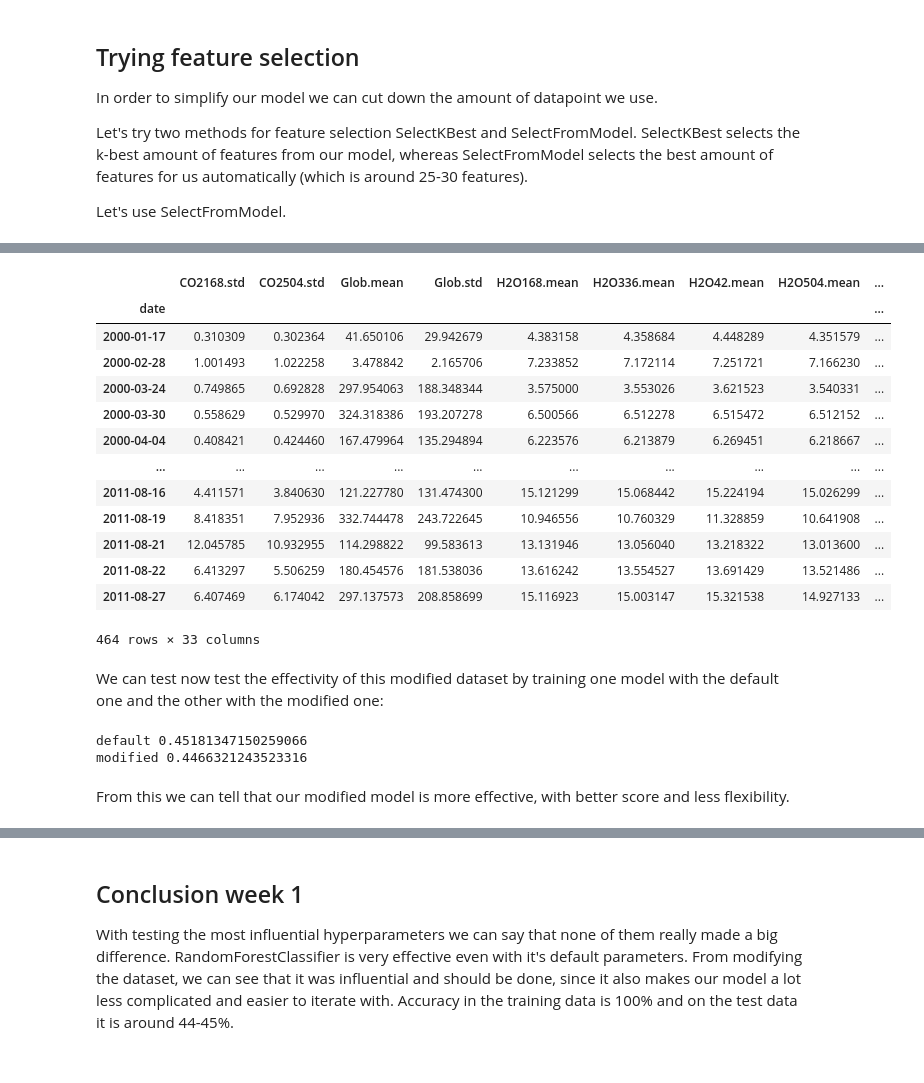
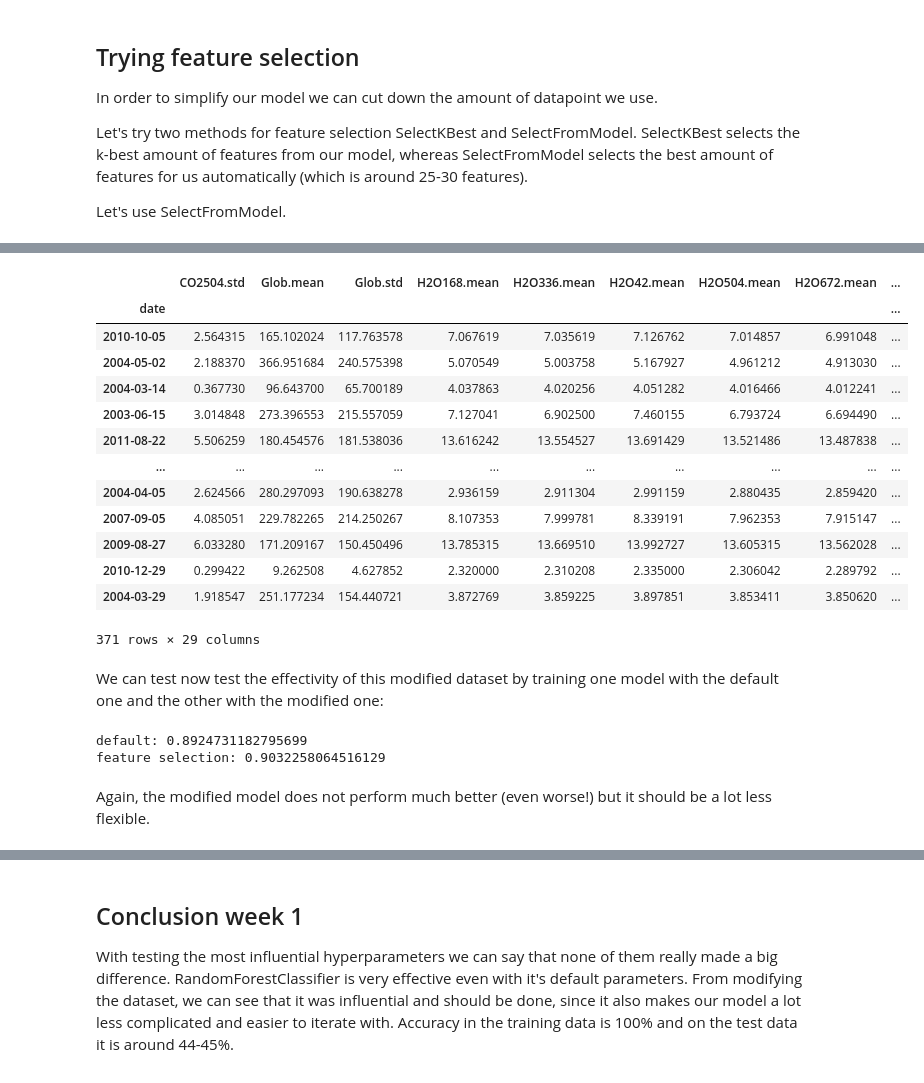
Before and after one commit to alemati/OhTu_nostalgia, a Jupyter notebook: random-forest.ipynb, the cells around one changed output, grey strips where cells are left out. Drawn from its saved outputs; the diff is of its cells as text; code cells hidden in the pictures.

```diff
--- a/random-forest.ipynb
+++ b/random-forest.ipynb
@@ -63,14 +58,12 @@ We will be creating a range for all parameters and let RandomizedSearchCV and Gr
 First we are going to try parameters randomly using RandomizedSearchCV:
 # %%
 n_estimators = [int(x) for x in np.linspace(start = 10, stop = 100, num = 10)]
-max_features = ['auto', 'sqrt']
 max_depth = [int(x) for x in np.linspace(10, 100, num = 10)]
 max_depth.append(None)
 min_samples_split = [4, 5, 6, 8]
 min_samples_leaf = [2, 4, 6]
 bootstrap = [True, False]
 random_grid = {'n_estimators': n_estimators,
-               'max_features': max_features,
                'max_depth': max_depth,
                'min_samples_split': min_samples_split,
                'min_samples_leaf': min_samples_leaf,
@@ -84,11 +76,10 @@ random_grid
  'min_samples_leaf': [2, 4, 6],
  'bootstrap': [True, False]}
 # %%
+%%capture
 from sklearn.model_selection import RandomizedSearchCV
 from sklearn.ensemble import RandomForestClassifier
 
 rf =  RandomForestClassifier()
-rf_random = RandomizedSearchCV(estimator = rf, param_distributions = random_grid, n_iter = 2000, cv = 3, verbose=2, random_state=42, n_jobs = -1)
-rf_random.fit(X_train, y_train)
-
-rf_random.best_params_
+rf_random = RandomizedSearchCV(estimator = rf, param_distributions = random_grid, n_iter = 200, cv = 3, verbose=2, random_state=42, n_jobs = 1)
+rf_random.fit(X_train, y_train);
@@ -112,11 +103,11 @@ RandomSearchCV in the first run gave the minimum available features in most feat
 so I tuned the available features down.
 Most interesting features turned out to be n_estimators and max_depth. We will be narrowing down these parameters for the next step in hyperparameter optimization: Grid Search with Cross validation:
 # %%
+%%capture
 from sklearn.model_selection import GridSearchCV
-param_grid = {'n_estimators': [100],
- 'max_features': ['auto', 'sqrt'],
- 'max_depth': [70, 90, 100, 110, 120, 130, 150, None],
- 'min_samples_split': [8],
+param_grid = {'n_estimators': [100, 110, 120, 150],
+ 'max_depth': [90, 100, 110, 120, 130, 150, None],
+ 'min_samples_split': [7, 8],
  'min_samples_leaf': [6],
  'bootstrap': [True]}
 rf = RandomForestClassifier()
@@ -124,5 +115,3 @@ grid_search = GridSearchCV(estimator = rf, param_grid = param_grid,
                           cv = 3, n_jobs = -1, verbose = 2)
 
 grid_search.fit(X_train, y_train)
-
-grid_search.best_params_
@@ -158,7 +145,7 @@ From this we can say that RandomForestClassifier is a very good model with even
 Let's test if there is any difference to a default model:
 # %%
 rf_default = RandomForestClassifier()
-rf_modified = RandomForestClassifier(min_samples_leaf=6, min_samples_split=8)
+rf_modified = RandomForestClassifier(max_depth=90, min_samples_leaf=6, min_samples_split=8)
 
 rf_default.fit(X_train, y_train)
 rf_modified.fit(X_train, y_train)
@@ -202,46 +204,46 @@ X_new
 # %%
 from sklearn.feature_selection import SelectFromModel
 from sklearn.ensemble import RandomForestClassifier
 
-m = SelectFromModel(RandomForestClassifier(), max_features=100)
+m = SelectFromModel(RandomForestClassifier())
 m.fit(X_train, y_train)
 
 columns = m.get_support(indices=True)
 X_newtrain = X_train.iloc[:,columns]
 X_newtest = X_test.iloc[:,columns]
 
 X_newtrain
 # %% [output]
-|  | CO2168.std | CO2504.std | Glob.mean | Glob.std | H2O168.mean | H2O336.mean | H2O42.mean | H2O504.mean | ... |
+|  | CO2504.std | Glob.mean | Glob.std | H2O168.mean | H2O336.mean | H2O42.mean | H2O504.mean | H2O672.mean | ... |
 | date |  |  |  |  |  |  |  |  | ... |
-| 2000-01-17 | 0.310309 | 0.302364 | 41.650106 | 29.942679 | 4.383158 | 4.358684 | 4.448289 | 4.351579 | ... |
-| 2000-02-28 | 1.001493 | 1.022258 | 3.478842 | 2.165706 | 7.233852 | 7.172114 | 7.251721 | 7.166230 | ... |
-| 2000-03-24 | 0.749865 | 0.692828 | 297.954063 | 188.348344 | 3.575000 | 3.553026 | 3.621523 | 3.540331 | ... |
-| 2000-03-30 | 0.558629 | 0.529970 | 324.318386 | 193.207278 | 6.500566 | 6.512278 | 6.515472 | 6.512152 | ... |
-| 2000-04-04 | 0.408421 | 0.424460 | 167.479964 | 135.294894 | 6.223576 | 6.213879 | 6.269451 | 6.218667 | ... |
+| 2010-10-05 | 2.564315 | 165.102024 | 117.763578 | 7.067619 | 7.035619 | 7.126762 | 7.014857 | 6.991048 | ... |
+| 2004-05-02 | 2.188370 | 366.951684 | 240.575398 | 5.070549 | 5.003758 | 5.167927 | 4.961212 | 4.913030 | ... |
+| 2004-03-14 | 0.367730 | 96.643700 | 65.700189 | 4.037863 | 4.020256 | 4.051282 | 4.016466 | 4.012241 | ... |
+| 2003-06-15 | 3.014848 | 273.396553 | 215.557059 | 7.127041 | 6.902500 | 7.460155 | 6.793724 | 6.694490 | ... |
+| 2011-08-22 | 5.506259 | 180.454576 | 181.538036 | 13.616242 | 13.554527 | 13.691429 | 13.521486 | 13.487838 | ... |
 | ... | ... | ... | ... | ... | ... | ... | ... | ... | ... |
-| 2011-08-16 | 4.411571 | 3.840630 | 121.227780 | 131.474300 | 15.121299 | 15.068442 | 15.224194 | 15.026299 | ... |
-| 2011-08-19 | 8.418351 | 7.952936 | 332.744478 | 243.722645 | 10.946556 | 10.760329 | 11.328859 | 10.641908 | ... |
-| 2011-08-21 | 12.045785 | 10.932955 | 114.298822 | 99.583613 | 13.131946 | 13.056040 | 13.218322 | 13.013600 | ... |
-| 2011-08-22 | 6.413297 | 5.506259 | 180.454576 | 181.538036 | 13.616242 | 13.554527 | 13.691429 | 13.521486 | ... |
-| 2011-08-27 | 6.407469 | 6.174042 | 297.137573 | 208.858699 | 15.116923 | 15.003147 | 15.321538 | 14.927133 | ... |
+| 2004-04-05 | 2.624566 | 280.297093 | 190.638278 | 2.936159 | 2.911304 | 2.991159 | 2.880435 | 2.859420 | ... |
+| 2007-09-05 | 4.085051 | 229.782265 | 214.250267 | 8.107353 | 7.999781 | 8.339191 | 7.962353 | 7.915147 | ... |
+| 2009-08-27 | 6.033280 | 171.209167 | 150.450496 | 13.785315 | 13.669510 | 13.992727 | 13.605315 | 13.562028 | ... |
+| 2010-12-29 | 0.299422 | 9.262508 | 4.627852 | 2.320000 | 2.310208 | 2.335000 | 2.306042 | 2.289792 | ... |
+| 2004-03-29 | 1.918547 | 251.177234 | 154.440721 | 3.872769 | 3.859225 | 3.897851 | 3.853411 | 3.850620 | ... |
-464 rows × 33 columns
+371 rows × 29 columns
 # %% [markdown]
 We can test now test the effectivity of this modified dataset by training one model with the default one and the other with the modified one:
 # %%
 rf_default = RandomForestClassifier()
-rf_modified = RandomForestClassifier()
+rf_cutdown = RandomForestClassifier()
 
 rf_default.fit(X_train, y_train)
-rf_modified.fit(X_newtrain, y_train)
+rf_cutdown.fit(X_newtrain, y_train)
 
-print("default", rf_default.score(X_test, y_test))
-print("modified", rf_modified.score(X_newtest, y_test))
+print("default:", rf_default.score(X_test, y_test))
+print("feature selection:", rf_cutdown.score(X_newtest, y_test))
 # %% [output]
-default 0.45181347150259066
-modified 0.4466321243523316
+default: 0.8924731182795699
+feature selection: 0.9032258064516129
 # %% [markdown]
-From this we can tell that our modified model is more effective, with better score and less flexibility.
+Again, the modified model does not perform much better (even worse!) but it should be a lot less flexible.
 # %%
 rf = RandomForestClassifier()
 rf.fit(X_newtrain, y_train)
```
Also changed, not shown: parts of 28 cells of this notebook.
